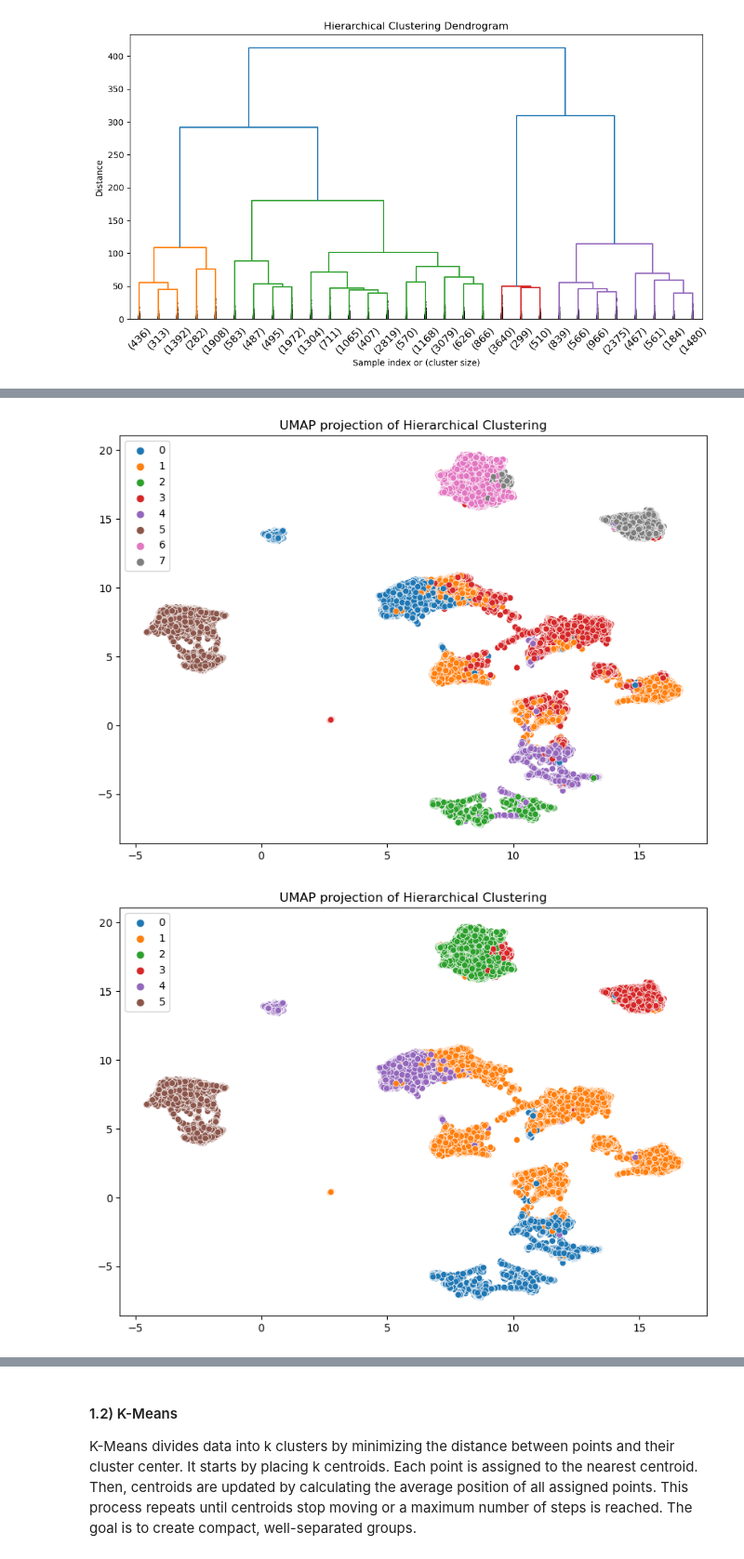
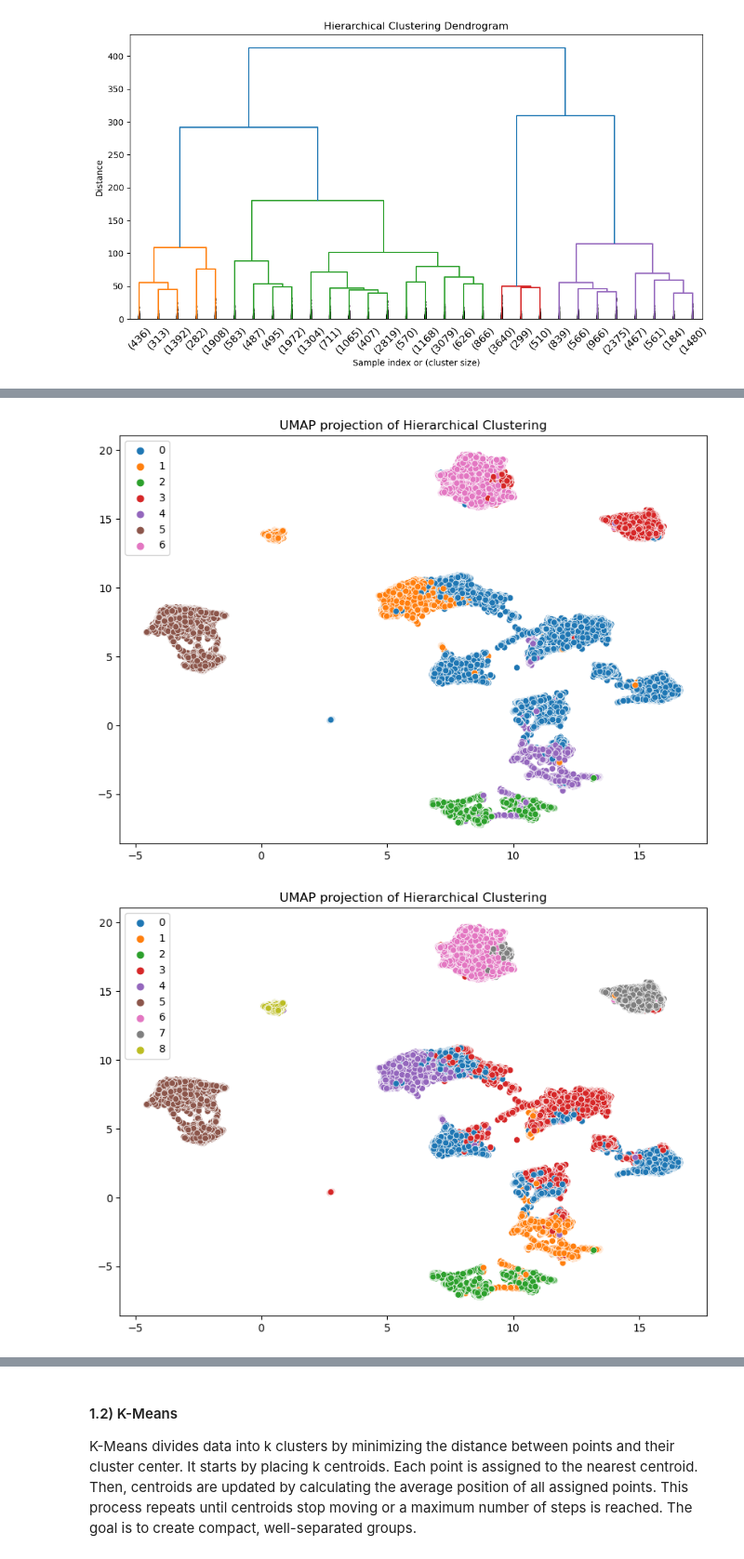
Before and after one commit to tiagocrz/ML-II-Customer-Segmentation, a Jupyter notebook: Notebooks/Clustering.ipynb, the cells around one changed output, grey strips where cells are left out. Shown at 93% size. Saved outputs shown, nothing was run; the diff lists cells and outputs as text; code cells hidden in the pictures.

```diff
--- a/Notebooks/Clustering.ipynb
+++ b/Notebooks/Clustering.ipynb
@@ -90,18 +90,5 @@ Not a terrible fit, yet far from good. From simply looking at the data we can se
-# %%
-agglo = AgglomerativeClustering(n_clusters=8, linkage='ward')
-labels = agglo.fit_predict(clustering_customer_info)
-
-reducer = umap.UMAP(random_state=42)
-embedding = reducer.fit_transform(clustering_customer_info)
-
-plt.figure(figsize=(10, 7))
-sns.scatterplot(x=embedding[:,0], y=embedding[:,1], hue=labels, palette='tab10')
-plt.title("UMAP projection of Hierarchical Clustering")
-plt.show()
-# %% [output]
-[figure, removed]
 # %%
-agglo = AgglomerativeClustering(n_clusters=6, linkage='ward')
+agglo = AgglomerativeClustering(n_clusters=7, linkage='ward')
 labels = agglo.fit_predict(clustering_customer_info)
 
 reducer = umap.UMAP(random_state=42)
@@ -112,4 +99,17 @@ sns.scatterplot(x=embedding[:,0], y=embedding[:,1], hue=labels, palette='tab10')
 plt.title("UMAP projection of Hierarchical Clustering")
 plt.show()
 # %% [output]
-[figure, old version]
+[figure, new version]
+# %%
+agglo = AgglomerativeClustering(n_clusters=9, linkage='ward')
+labels = agglo.fit_predict(clustering_customer_info)
+
+reducer = umap.UMAP(random_state=42)
+embedding = reducer.fit_transform(clustering_customer_info)
+
+plt.figure(figsize=(10, 7))
+sns.scatterplot(x=embedding[:,0], y=embedding[:,1], hue=labels, palette='tab10')
+plt.title("UMAP projection of Hierarchical Clustering")
+plt.show()
+# %% [output]
+[figure, added]
```
Also changed, not shown: parts of 11 cells of this notebook.
